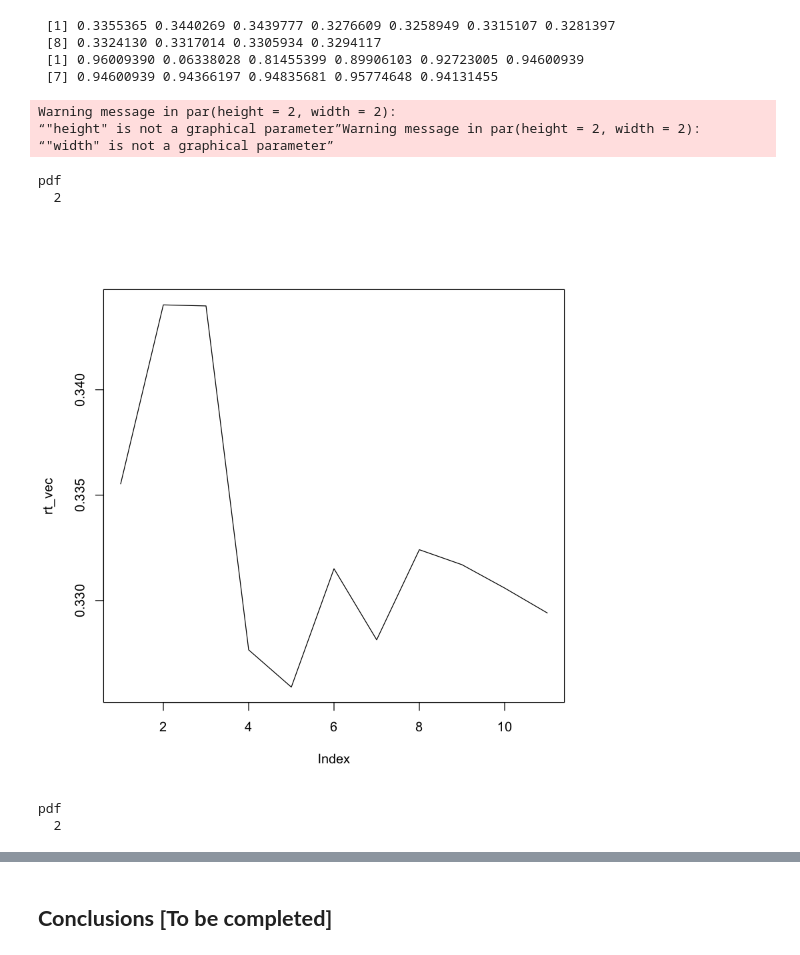
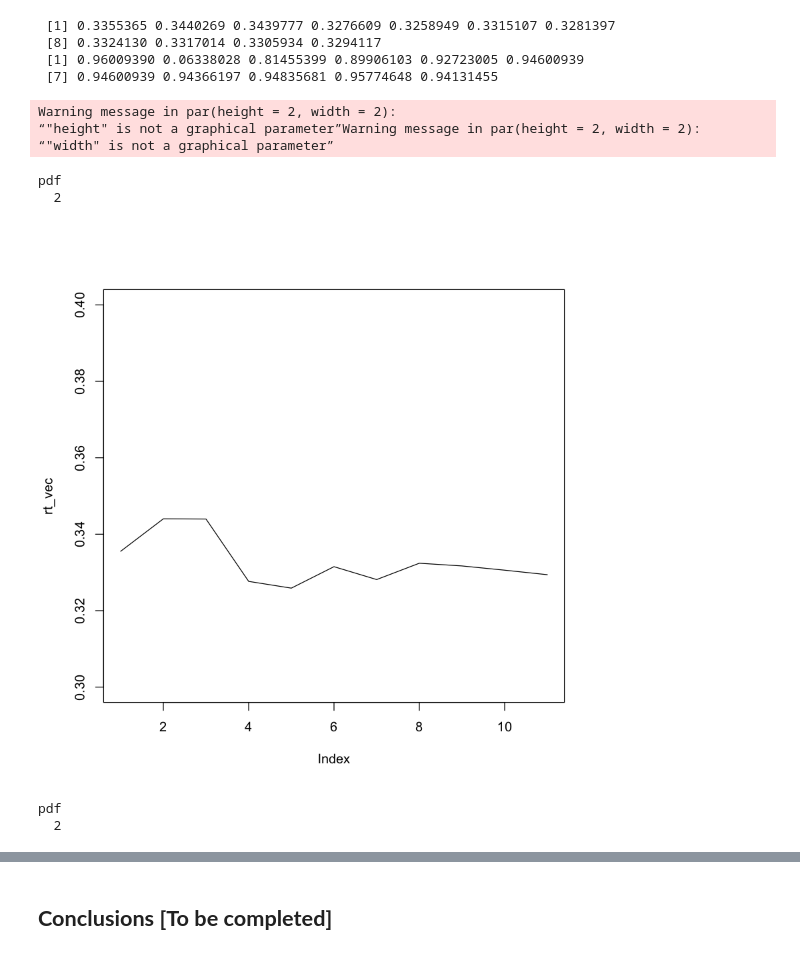
Before and after one commit to kalexandriabond/bond_DSPN_S18, a Jupyter notebook: BOND_DSPN_S18_FinalProject.ipynb, the cells around one changed output, grey strips where cells are left out. Cells and saved outputs as stored; diff of their text form; code cells hidden in the pictures.

```diff
--- a/BOND_DSPN_S18_FinalProject.ipynb
+++ b/BOND_DSPN_S18_FinalProject.ipynb
@@ -442,18 +449,18 @@ print(rt_vec); print(acc_vec)
  [7] 0.94600939 0.94366197 0.94835681 0.95774648 0.94131455
 # %%
 par(height = 2, width=2)
-plot(rt_vec, type='l')
+plot(rt_vec, type='l', ylim = c(0.3,0.4))
 dev.print(pdf, 'pooled_rt.pdf')
 
 plot(acc_vec, type='l')
 dev.print(pdf, 'pooled_acc.pdf')
 # %% [output]
 Warning message in par(height = 2, width = 2):
 “"height" is not a graphical parameter”Warning message in par(height = 2, width = 2):
 “"width" is not a graphical parameter”
 pdf
   2
-[figure, old version]
+[figure, new version]
 pdf
   2
 [figure]
```
Also changed, not shown: parts of 16 cells of this notebook.
